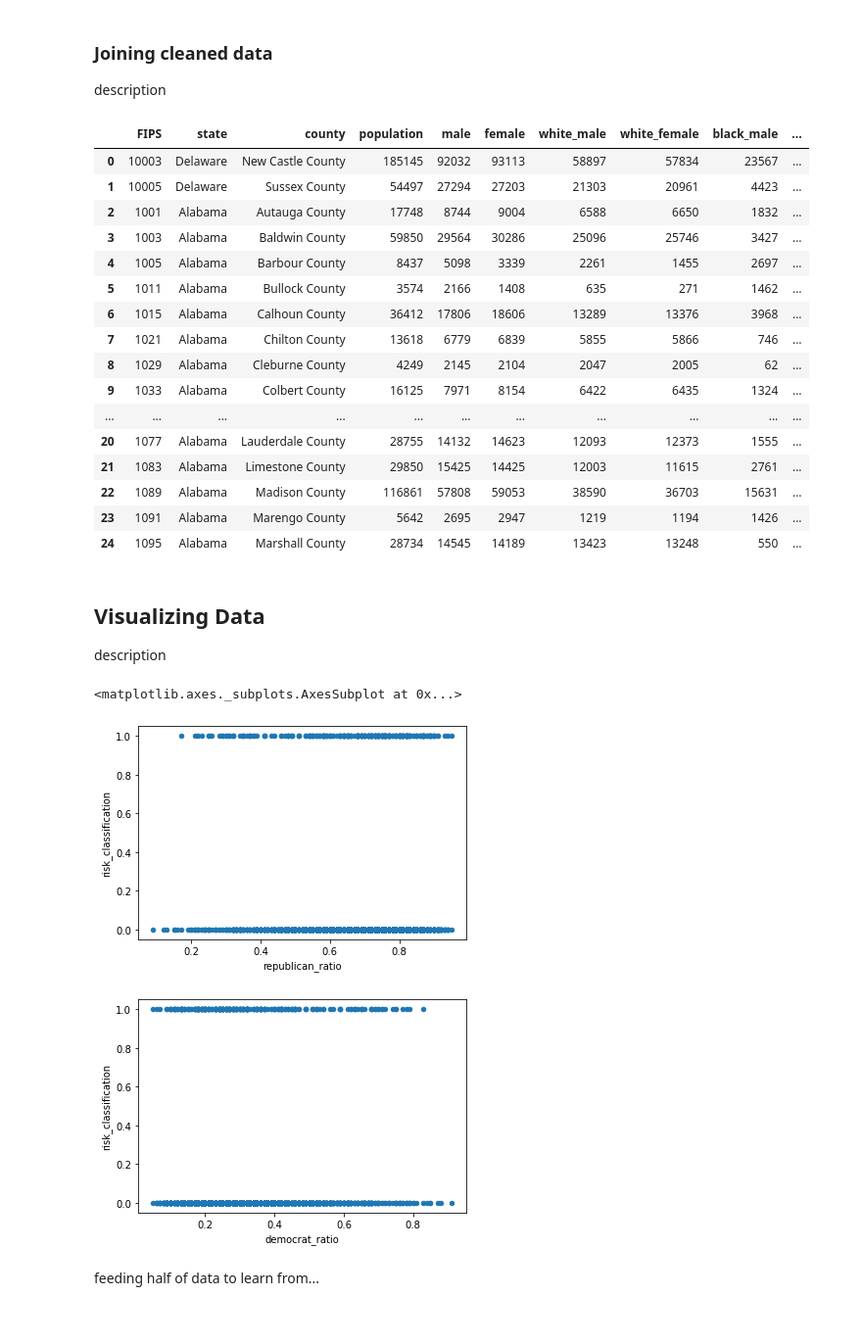
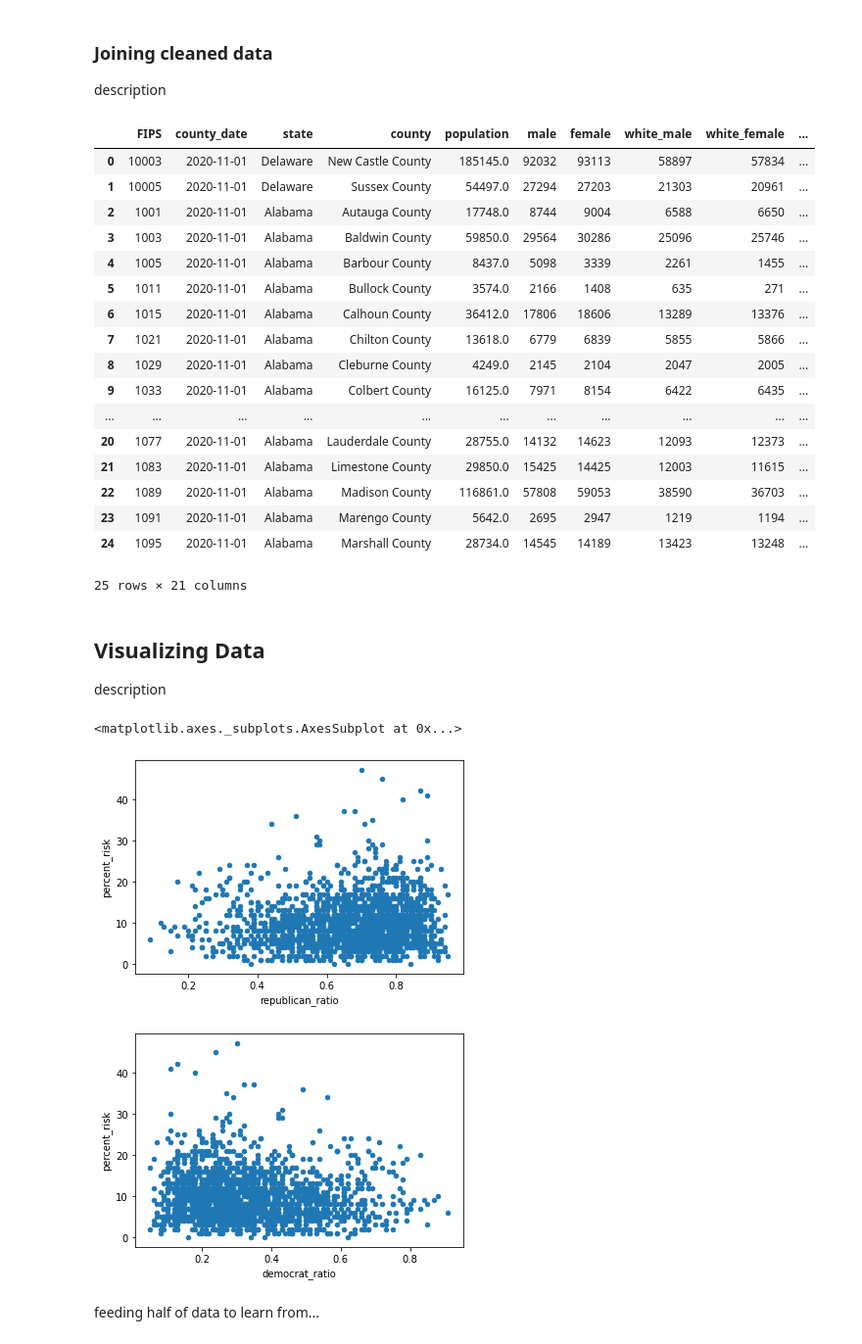
Before and after one commit to sradms0/covid-19-predictor, a Jupyter notebook: report.ipynb, the cells around one changed output. Shown at 98% size. Drawn from its saved outputs; the diff is of its cells as text; code cells hidden in the pictures.

```diff
--- a/report.ipynb
+++ b/report.ipynb
@@ -178,41 +185,41 @@ cleaned_dems.head(ROW_LIMIT)
 <h3>Joining cleaned data</h3>
 <p>description</p>
 # %%
-# TODO: move new sql script
-#cleaner.finalize()
+cleaner.finalize()
 
 cleaned_data = pd.read_csv(cleaner.FINAL_SRC)
 cleaned_data.head(ROW_LIMIT)
 # %% [output]
-|  | FIPS | state | county | population | male | female | white_male | white_female | black_male | ... |
-| 0 | 10003 | Delaware | New Castle County | 185145 | 92032 | 93113 | 58897 | 57834 | 23567 | ... |
-| 1 | 10005 | Delaware | Sussex County | 54497 | 27294 | 27203 | 21303 | 20961 | 4423 | ... |
-| 2 | 1001 | Alabama | Autauga County | 17748 | 8744 | 9004 | 6588 | 6650 | 1832 | ... |
-| 3 | 1003 | Alabama | Baldwin County | 59850 | 29564 | 30286 | 25096 | 25746 | 3427 | ... |
-| 4 | 1005 | Alabama | Barbour County | 8437 | 5098 | 3339 | 2261 | 1455 | 2697 | ... |
-| 5 | 1011 | Alabama | Bullock County | 3574 | 2166 | 1408 | 635 | 271 | 1462 | ... |
-| 6 | 1015 | Alabama | Calhoun County | 36412 | 17806 | 18606 | 13289 | 13376 | 3968 | ... |
-| 7 | 1021 | Alabama | Chilton County | 13618 | 6779 | 6839 | 5855 | 5866 | 746 | ... |
-| 8 | 1029 | Alabama | Cleburne County | 4249 | 2145 | 2104 | 2047 | 2005 | 62 | ... |
-| 9 | 1033 | Alabama | Colbert County | 16125 | 7971 | 8154 | 6422 | 6435 | 1324 | ... |
+|  | FIPS | county_date | state | county | population | male | female | white_male | white_female | ... |
+| 0 | 10003 | 2020-11-01 | Delaware | New Castle County | 185145.0 | 92032 | 93113 | 58897 | 57834 | ... |
+| 1 | 10005 | 2020-11-01 | Delaware | Sussex County | 54497.0 | 27294 | 27203 | 21303 | 20961 | ... |
+| 2 | 1001 | 2020-11-01 | Alabama | Autauga County | 17748.0 | 8744 | 9004 | 6588 | 6650 | ... |
+| 3 | 1003 | 2020-11-01 | Alabama | Baldwin County | 59850.0 | 29564 | 30286 | 25096 | 25746 | ... |
+| 4 | 1005 | 2020-11-01 | Alabama | Barbour County | 8437.0 | 5098 | 3339 | 2261 | 1455 | ... |
+| 5 | 1011 | 2020-11-01 | Alabama | Bullock County | 3574.0 | 2166 | 1408 | 635 | 271 | ... |
+| 6 | 1015 | 2020-11-01 | Alabama | Calhoun County | 36412.0 | 17806 | 18606 | 13289 | 13376 | ... |
+| 7 | 1021 | 2020-11-01 | Alabama | Chilton County | 13618.0 | 6779 | 6839 | 5855 | 5866 | ... |
+| 8 | 1029 | 2020-11-01 | Alabama | Cleburne County | 4249.0 | 2145 | 2104 | 2047 | 2005 | ... |
+| 9 | 1033 | 2020-11-01 | Alabama | Colbert County | 16125.0 | 7971 | 8154 | 6422 | 6435 | ... |
 | ... | ... | ... | ... | ... | ... | ... | ... | ... | ... | ... |
-| 20 | 1077 | Alabama | Lauderdale County | 28755 | 14132 | 14623 | 12093 | 12373 | 1555 | ... |
-| 21 | 1083 | Alabama | Limestone County | 29850 | 15425 | 14425 | 12003 | 11615 | 2761 | ... |
-| 22 | 1089 | Alabama | Madison County | 116861 | 57808 | 59053 | 38590 | 36703 | 15631 | ... |
-| 23 | 1091 | Alabama | Marengo County | 5642 | 2695 | 2947 | 1219 | 1194 | 1426 | ... |
-| 24 | 1095 | Alabama | Marshall County | 28734 | 14545 | 14189 | 13423 | 13248 | 550 | ... |
+| 20 | 1077 | 2020-11-01 | Alabama | Lauderdale County | 28755.0 | 14132 | 14623 | 12093 | 12373 | ... |
+| 21 | 1083 | 2020-11-01 | Alabama | Limestone County | 29850.0 | 15425 | 14425 | 12003 | 11615 | ... |
+| 22 | 1089 | 2020-11-01 | Alabama | Madison County | 116861.0 | 57808 | 59053 | 38590 | 36703 | ... |
+| 23 | 1091 | 2020-11-01 | Alabama | Marengo County | 5642.0 | 2695 | 2947 | 1219 | 1194 | ... |
+| 24 | 1095 | 2020-11-01 | Alabama | Marshall County | 28734.0 | 14545 | 14189 | 13423 | 13248 | ... |
+25 rows × 21 columns
 # %% [markdown]
 <h2>Visualizing Data</h2>
 <p>description</p>
 # %%
 x_reps = 'republican_ratio'
 x_dems = 'democrat_ratio'
-y = 'risk_classification'
+y = 'percent_risk'
 cleaned_data[[x_reps,y]].plot(x=x_reps,y=y,kind='scatter')
 cleaned_data[[x_dems,y]].plot(x=x_dems,y=y,kind='scatter')
 # %% [output]
 <matplotlib.axes._subplots.AxesSubplot at 0x...>
-[figure, old version]
+[figure, new version]
-[figure, old version]
+[figure, new version]
 # %% [markdown]
 <p>feeding half of data to learn from...</p>
```
Also changed, not shown: parts of 22 cells of this notebook.
